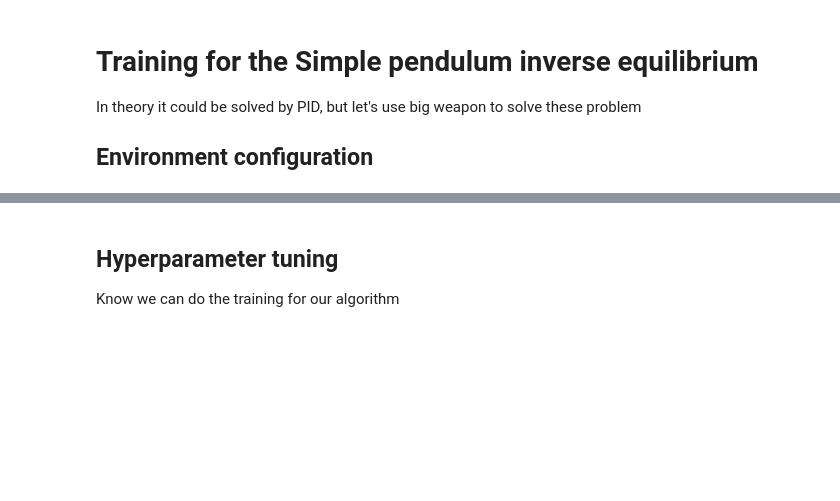
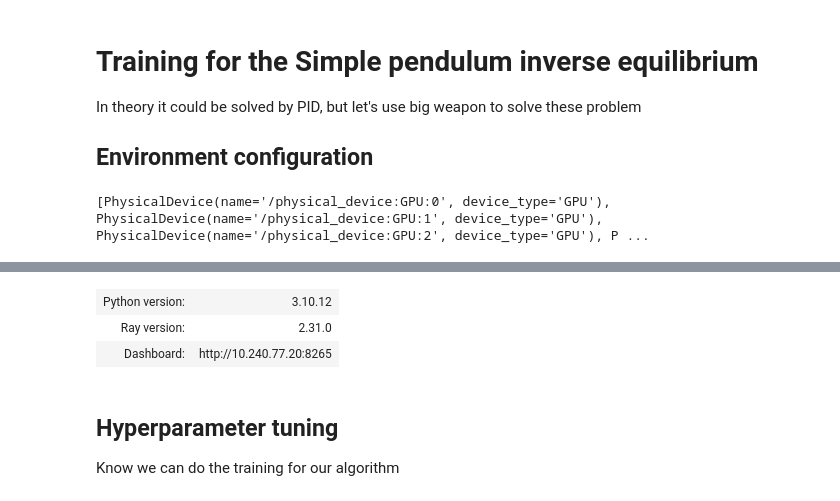
Before and after one commit to Eymeric65/Lagrangian_sindy, a Jupyter notebook: Library_creator/RL_notebook.ipynb, the cells around one changed output, grey strips where cells are left out. Drawn from its saved outputs; the diff is of its cells as text; code cells hidden in the pictures; blank space fills up the shorter version.

```diff
--- a/Library_creator/RL_notebook.ipynb
+++ b/Library_creator/RL_notebook.ipynb
@@ -4,6 +4,12 @@
 In theory it could be solved by PID, but let's use big weapon to solve these problem
 
 ## Environment configuration
+# %%
+import tensorflow as tf
+
+print(tf.config.list_physical_devices('GPU'))
+# %% [output]
+[PhysicalDevice(name='/physical_device:GPU:0', device_type='GPU'), PhysicalDevice(name='/physical_device:GPU:1', device_type='GPU'), PhysicalDevice(name='/physical_device:GPU:2', device_type='GPU'), P ...
 # %%
 from scipy import interpolate
 from function.Dynamics_modeling import *
@@ -63,3 +69,8 @@ EnvConfig = {
     "dynamics_function_h":Dynamics_system,
     "h":0.02
 }
+
+ray.shutdown()
+#ray.init(num_gpus=2,num_cpus=1,dashboard_host="0.0.0.0")
+ray.init(num_gpus=3,num_cpus=0,dashboard_host="0.0.0.0")
+# %% [output]
@@ -66,3 +78,6 @@ EnvConfig = {
+| Python version: | 3.10.12 |
+| Ray version: | 2.31.0 |
+| Dashboard: | http://10.240.77.20:8265 |
 # %% [markdown]
 ## Hyperparameter tuning
 
```
Also changed, not shown: parts of 2 cells of this notebook, 2 other files.
